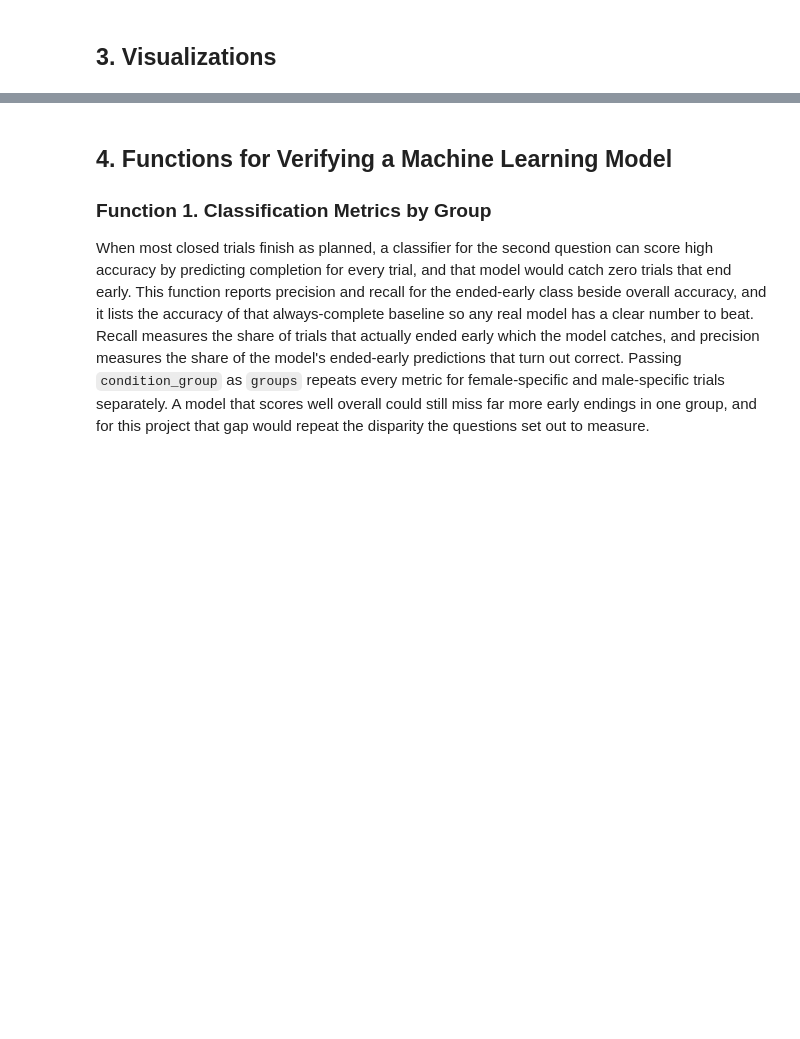
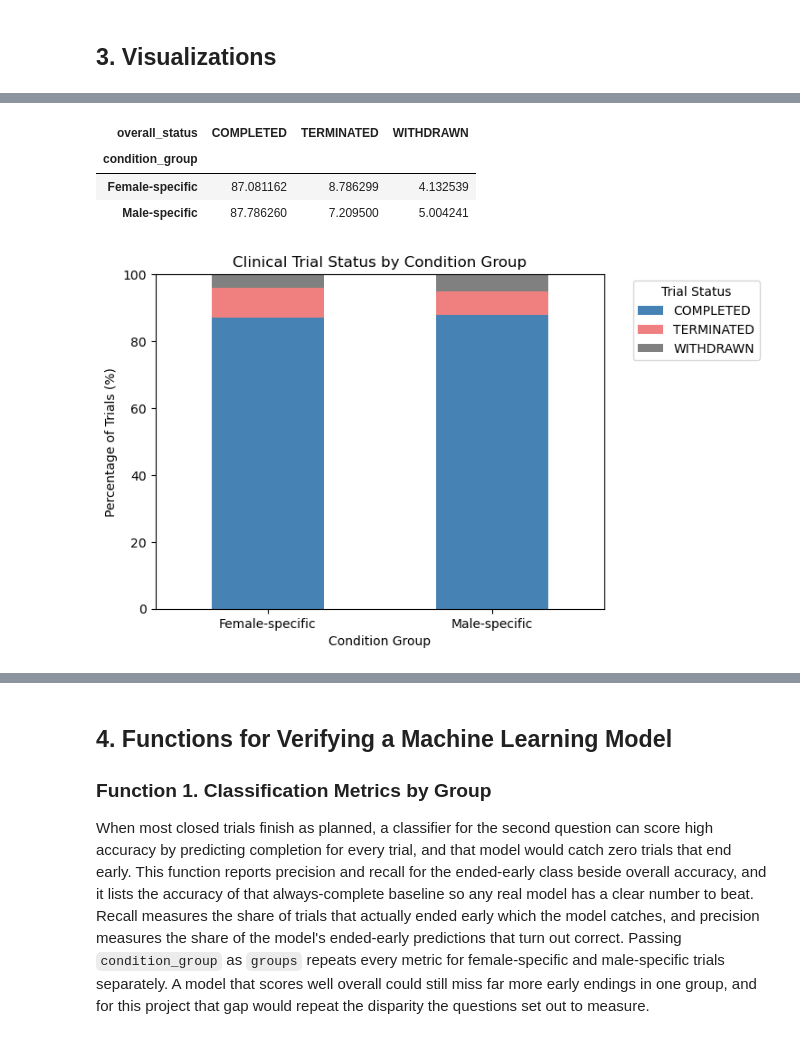
Before and after one commit to jklee5207/DS3000Project-, a Jupyter notebook: FiorellaLee_DS3000_ProjectPhaseII.ipynb, the cells around one changed output, grey strips where cells are left out. Saved outputs shown, nothing was run; the diff lists cells and outputs as text; code cells hidden in the pictures; blank space fills up the shorter version.

```diff
--- a/FiorellaLee_DS3000_ProjectPhaseII.ipynb
+++ b/FiorellaLee_DS3000_ProjectPhaseII.ipynb
@@ -496,0 +592,40 @@ Saved to clinical_trials_clean.csv in the notebook's folder
+# %%
+#Finding the trials that were either completed, terminated, or withdrawn
+finished_trials = df[df["overall_status"].isin(
+    ["COMPLETED", "TERMINATED", "WITHDRAWN"]
+)]
+
+#Counting female/male specific status
+status_counts = pd.crosstab(
+    finished_trials["condition_group"],
+    finished_trials["overall_status"]
+)
+
+#Conversion of counts into a percentage value
+status_percentages = status_counts.div(
+    status_counts.sum(axis = 1), axis = 0
+) * 100
+
+status_percentages
+# %% [output]
+| overall_status | COMPLETED | TERMINATED | WITHDRAWN |
+| condition_group |  |  |  |
+| Female-specific | 87.081162 | 8.786299 | 4.132539 |
+| Male-specific | 87.786260 | 7.209500 | 5.004241 |
+# %%
+#Stacked Bar Chart
+status_percentages.plot(
+    kind="bar",
+    stacked=True,
+    color=["steelblue", "lightcoral", "gray"]
+)
+
+plt.title("Clinical Trial Status by Condition Group")
+plt.xlabel("Condition Group")
+plt.ylabel("Percentage of Trials (%)")
+plt.xticks(rotation=0)
+plt.ylim(0, 100)
+plt.legend(title="Trial Status", bbox_to_anchor=(1.05, 1), loc="upper left")
+plt.show()
+# %% [output]
+[figure, added]
```
Also changed, not shown: parts of 17 cells of this notebook.
